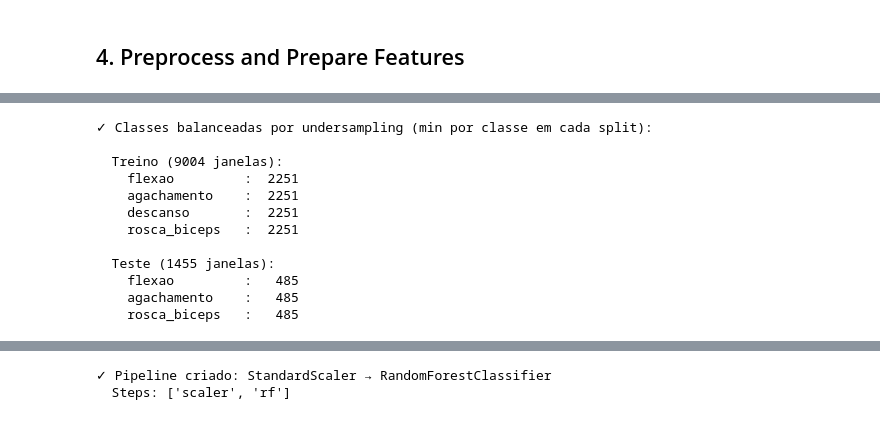
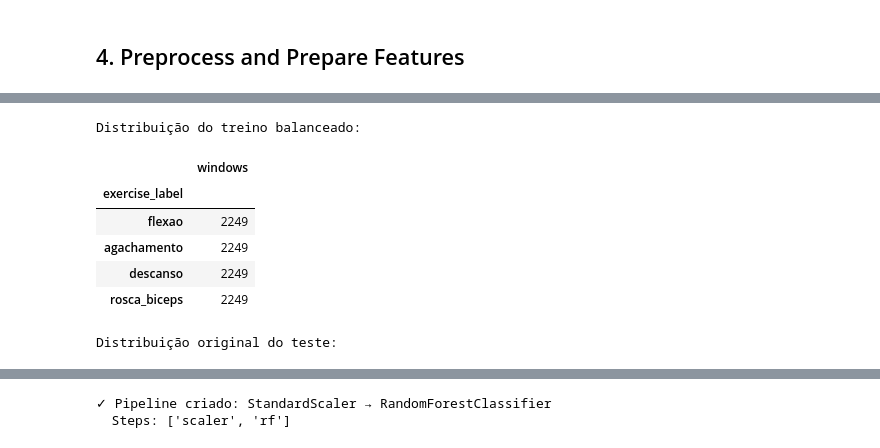
Before and after one commit to RafaelLuckner/RACE, a Jupyter notebook: 2-random_forest_training.ipynb, the cells around one changed output, grey strips where cells are left out. Drawn from its saved outputs; the diff is of its cells as text; code cells hidden in the pictures.

```diff
--- a/2-random_forest_training.ipynb
+++ b/2-random_forest_training.ipynb
@@ -377,54 +282,27 @@ for label, exercise in sorted([(v, k) for k, v in label_map.items()]):
 # %%
+print("Distribuição do treino balanceado:")
+display(
+    y_train.map(reverse_label_map)
+    .value_counts()
+    .rename_axis("exercise_label")
+    .rename("windows")
+    .to_frame()
+)
 
-# ── Balanceamento por undersampling (dentro de treino e teste separadamente) ─
-# Garante igual número de janelas por classe em cada split, sem cruzar fronteiras
-from sklearn.utils import resample
-
-rng = np.random.RandomState(42)
-
-def undersample_balanced(X_split, y_split, groups_split, label_map, rng):
-    """Undersample cada classe para o mínimo encontrado no split."""
-    min_count = y_split.value_counts().min()
-    parts_X, parts_y, parts_g = [], [], []
-    for label in sorted(label_map.values()):
-        mask = y_split == label
-        if mask.sum() == 0:
-            continue
-        idx = np.where(mask)[0]
-        chosen = rng.choice(idx, size=min_count, replace=False)
-        parts_X.append(X_split.iloc[chosen])
-        parts_y.append(y_split.iloc[chosen])
-        parts_g.append(groups_split.iloc[chosen])
-    X_bal = pd.concat(parts_X).reset_index(drop=True)
-    y_bal = pd.concat(parts_y).reset_index(drop=True)
-    g_bal = pd.concat(parts_g).reset_index(drop=True)
-    return X_bal, y_bal, g_bal
-
-X_train, y_train, groups_train = undersample_balanced(X_train, y_train, groups_train, label_map, rng)
-X_test,  y_test,  groups_test  = undersample_balanced(X_test,  y_test,  groups_test,  label_map, rng)
-
-print("✓ Classes balanceadas por undersampling (min por classe em cada split):")
-print(f"\n  Treino ({len(X_train)} janelas):")
-for label, exercise in sorted([(v, k) for k, v in label_map.items()]):
-    n = (y_train == label).sum()
-    if n > 0:
-        print(f"    {exercise:15}: {n:5d}")
-
-print(f"\n  Teste ({len(X_test)} janelas):")
-for label, exercise in sorted([(v, k) for k, v in label_map.items()]):
-    n = (y_test == label).sum()
-    if n > 0:
-        print(f"    {exercise:15}: {n:5d}")
+print("Distribuição original do teste:")
+display(
+    y_test.map(reverse_label_map)
+    .value_counts()
+    .rename_axis("exercise_label")
+    .rename("windows")
+    .to_frame()
+)
 # %% [output]
-✓ Classes balanceadas por undersampling (min por classe em cada split):
-
-  Treino (9004 janelas):
-    flexao         :  2251
-    agachamento    :  2251
-    descanso       :  2251
-    rosca_biceps   :  2251
-
-  Teste (1455 janelas):
-    flexao         :   485
-    agachamento    :   485
-    rosca_biceps   :   485
+Distribuição do treino balanceado:
+|  | windows |
+| exercise_label |  |
+| flexao | 2249 |
+| agachamento | 2249 |
+| descanso | 2249 |
+| rosca_biceps | 2249 |
+Distribuição original do teste:
```
Also changed, not shown: parts of 17 cells of this notebook, 14 other files.
